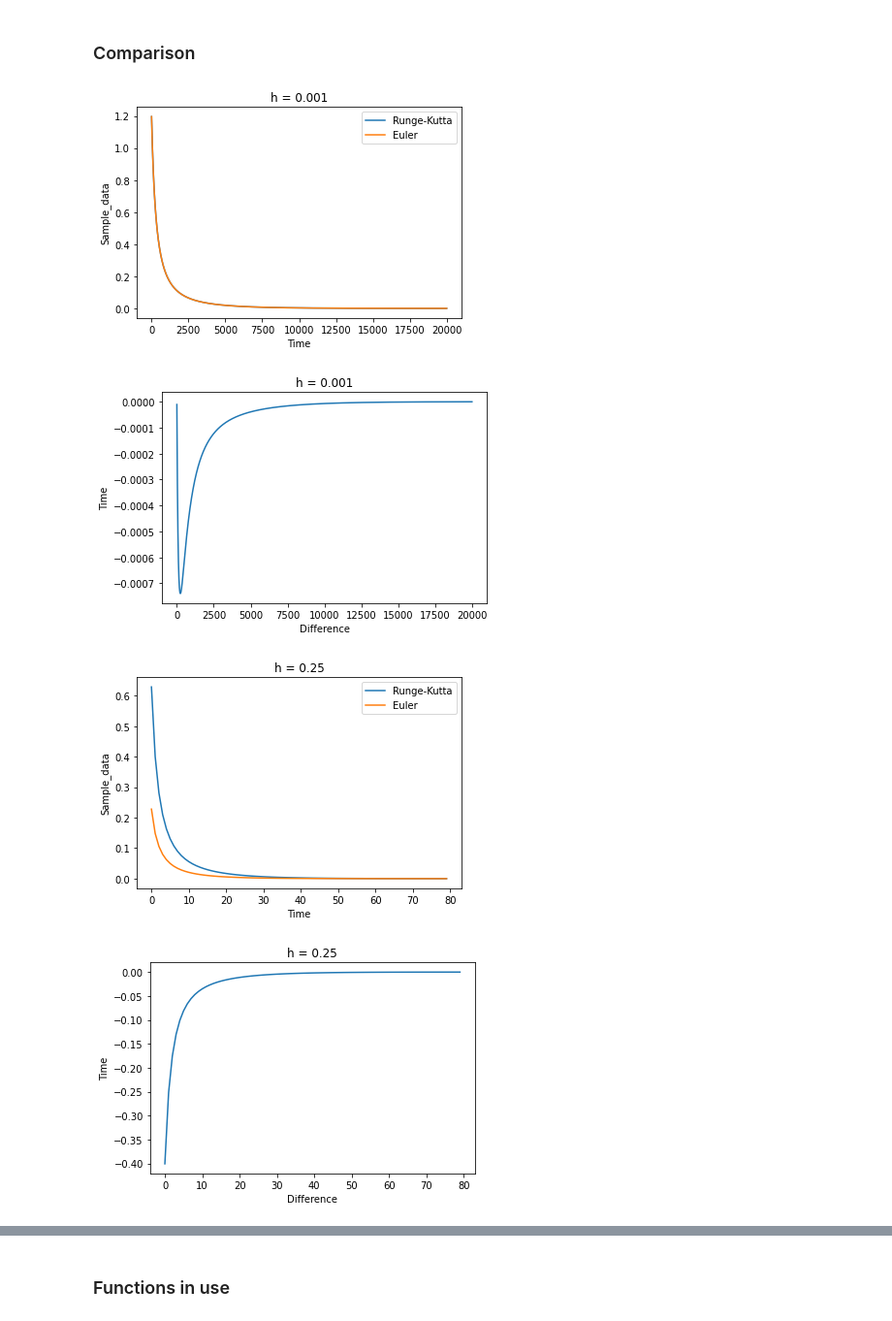
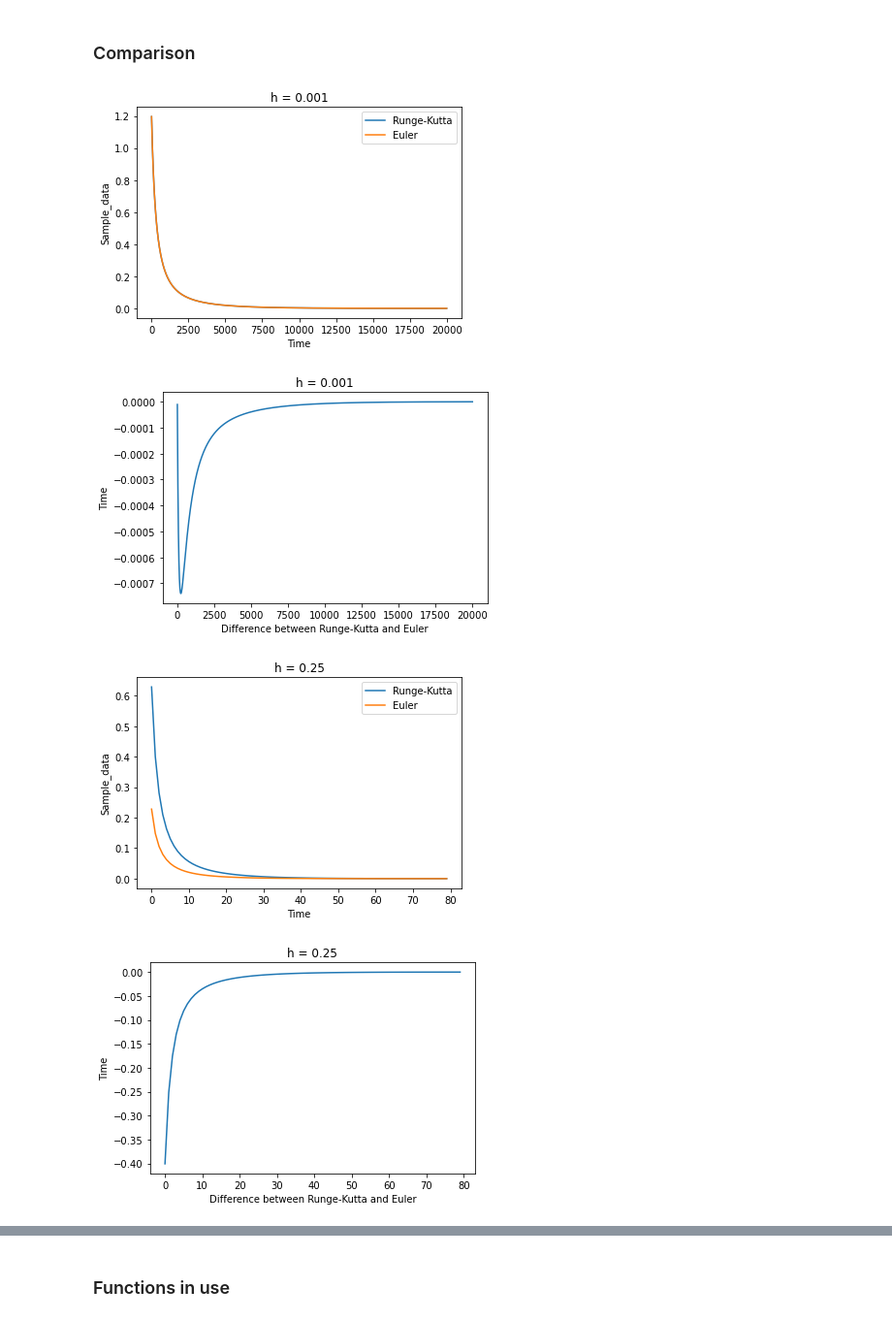
Before and after one commit to Deneverhad/Lotka, a Jupyter notebook: Lotka-Voltera.ipynb, the cells around one changed output, grey strips where cells are left out. Shown at 97% size. Cells and saved outputs as stored; diff of their text form; code cells hidden in the pictures.

```diff
--- a/Lotka-Voltera.ipynb
+++ b/Lotka-Voltera.ipynb
@@ -583,40 +583,40 @@ plt.show()
 
 plt.plot(difference_1)
 plt.title("h = 0.001")
-plt.xlabel("Difference")
+plt.xlabel("Difference between Runge-Kutta and Euler")
 plt.ylabel("Time")
 plt.show()
 
 plt.plot(data_plot_kuta_test_data_2, label = "Runge-Kutta")
 plt.plot(data_plot_euler_test_data_2, label = "Euler")
 plt.title("h = 0.25")
 plt.xlabel("Time")
 plt.ylabel("Sample_data")
 plt.legend(loc='upper right')
 plt.show()
 
 plt.plot(difference_2)
 plt.title("h = 0.25")
-plt.xlabel("Difference")
+plt.xlabel("Difference between Runge-Kutta and Euler")
 plt.ylabel("Time")
 plt.show()
 
 plt.plot(data_plot_kuta_test_data_3, label = "Runge-Kutta")
 plt.plot(data_plot_euler_test_data_3, label = "Euler")
 plt.title("h = 0.5")
 plt.xlabel("Time")
 plt.ylabel("Sample_data")
 plt.legend(loc='lower right')
 plt.show()
 
 plt.plot(difference_3)
 plt.title("h = 0.5")
-plt.xlabel("Difference")
+plt.xlabel("Difference between Runge-Kutta and Euler")
 plt.ylabel("Time")
 plt.show()
 # %% [output]
 [figure]
-[figure, old version]
+[figure, new version]
-[figure, old version]
+[figure, new version]
-[figure, old version]
+[figure, new version]
 [figure]
```
Also changed, not shown: parts of 9 cells of this notebook.
